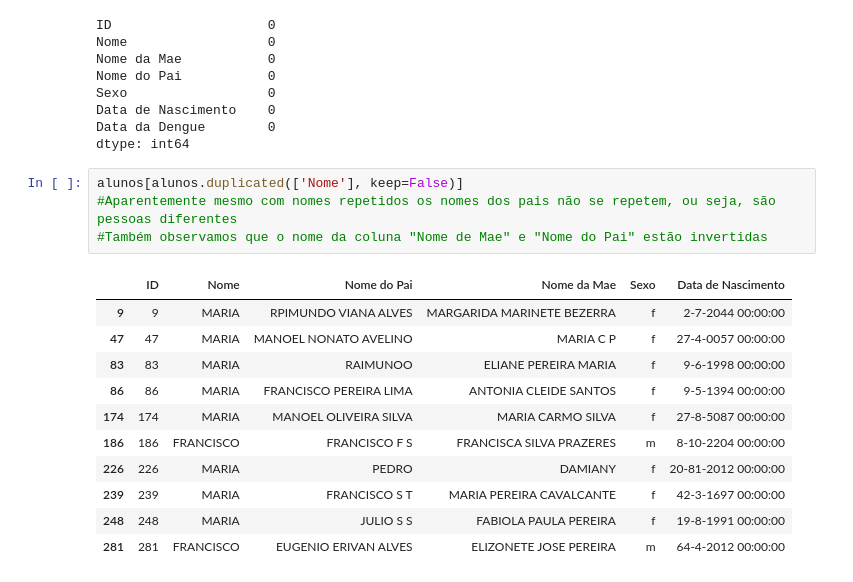
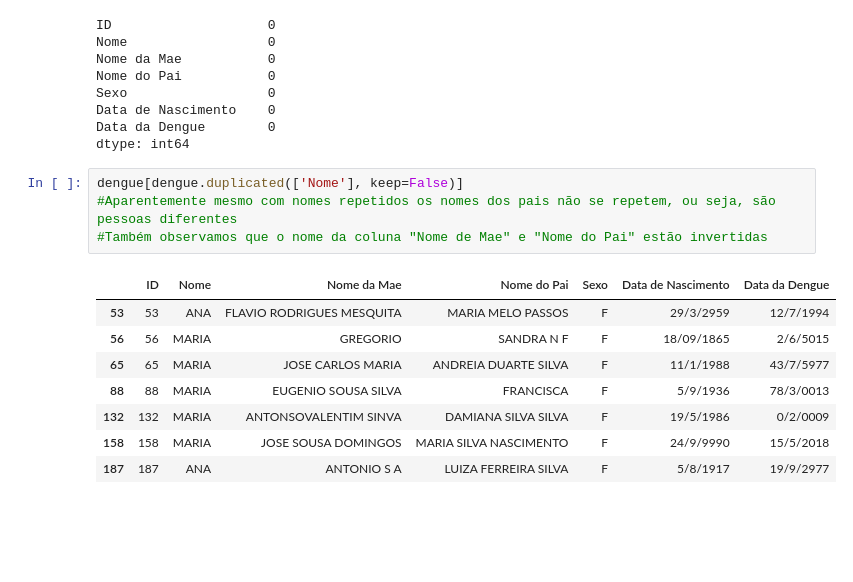
Before and after one commit to jeosafaferreira/AV1-MatComp-Equipe10, a Jupyter notebook: AV1.ipynb, the cells around one changed output. Cells and saved outputs as stored; diff of their text form; blank space fills up the shorter version.

```diff
--- a/AV1.ipynb
+++ b/AV1.ipynb
@@ -233,18 +233,15 @@ Data de Nascimento    0
 Data da Dengue        0
 dtype: int64
 # %%
-alunos[alunos.duplicated(['Nome'], keep=False)]
+dengue[dengue.duplicated(['Nome'], keep=False)]
 #Aparentemente mesmo com nomes repetidos os nomes dos pais não se repetem, ou seja, são pessoas diferentes
 #Também observamos que o nome da coluna "Nome de Mae" e "Nome do Pai" estão invertidas
 # %% [output]
-|  | ID | Nome | Nome do Pai | Nome da Mae | Sexo | Data de Nascimento |
-| 9 | 9 | MARIA | RPIMUNDO VIANA ALVES | MARGARIDA MARINETE BEZERRA | f | 2-7-2044 00:00:00 |
-| 47 | 47 | MARIA | MANOEL NONATO AVELINO | MARIA C P | f | 27-4-0057 00:00:00 |
-| 83 | 83 | MARIA | RAIMUNOO | ELIANE PEREIRA MARIA | f | 9-6-1998 00:00:00 |
-| 86 | 86 | MARIA | FRANCISCO PEREIRA LIMA | ANTONIA CLEIDE SANTOS | f | 9-5-1394 00:00:00 |
-| 174 | 174 | MARIA | MANOEL OLIVEIRA SILVA | MARIA CARMO SILVA | f | 27-8-5087 00:00:00 |
-| 186 | 186 | FRANCISCO | FRANCISCO F S | FRANCISCA SILVA PRAZERES | m | 8-10-2204 00:00:00 |
-| 226 | 226 | MARIA | PEDRO | DAMIANY | f | 20-81-2012 00:00:00 |
-| 239 | 239 | MARIA | FRANCISCO S T | MARIA PEREIRA CAVALCANTE | f | 42-3-1697 00:00:00 |
-| 248 | 248 | MARIA | JULIO S S | FABIOLA PAULA PEREIRA | f | 19-8-1991 00:00:00 |
-| 281 | 281 | FRANCISCO | EUGENIO ERIVAN ALVES | ELIZONETE JOSE PEREIRA | m | 64-4-2012 00:00:00 |
+|  | ID | Nome | Nome da Mae | Nome do Pai | Sexo | Data de Nascimento | Data da Dengue |
+| 53 | 53 | ANA | FLAVIO RODRIGUES MESQUITA | MARIA MELO PASSOS | F | 29/3/2959 | 12/7/1994 |
+| 56 | 56 | MARIA | GREGORIO | SANDRA N F | F | 18/09/1865 | 2/6/5015 |
+| 65 | 65 | MARIA | JOSE CARLOS MARIA | ANDREIA DUARTE SILVA | F | 11/1/1988 | 43/7/5977 |
+| 88 | 88 | MARIA | EUGENIO SOUSA SILVA | FRANCISCA | F | 5/9/1936 | 78/3/0013 |
+| 132 | 132 | MARIA | ANTONSOVALENTIM SINVA | DAMIANA SILVA SILVA | F | 19/5/1986 | 0/2/0009 |
+| 158 | 158 | MARIA | JOSE SOUSA DOMINGOS | MARIA SILVA NASCIMENTO | F | 24/9/9990 | 15/5/2018 |
+| 187 | 187 | ANA | ANTONIO S A | LUIZA FERREIRA SILVA | F | 5/8/1917 | 19/9/2977 |
```
Also changed, not shown: parts of 7 cells of this notebook.
